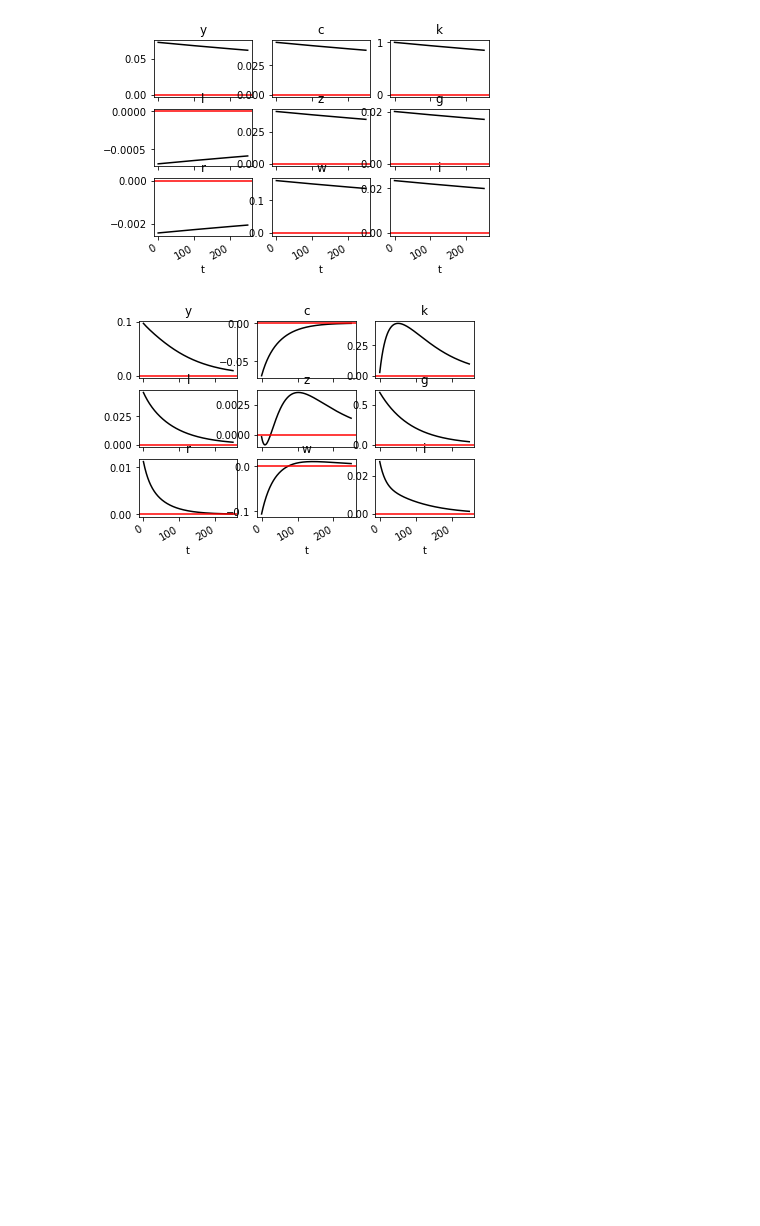
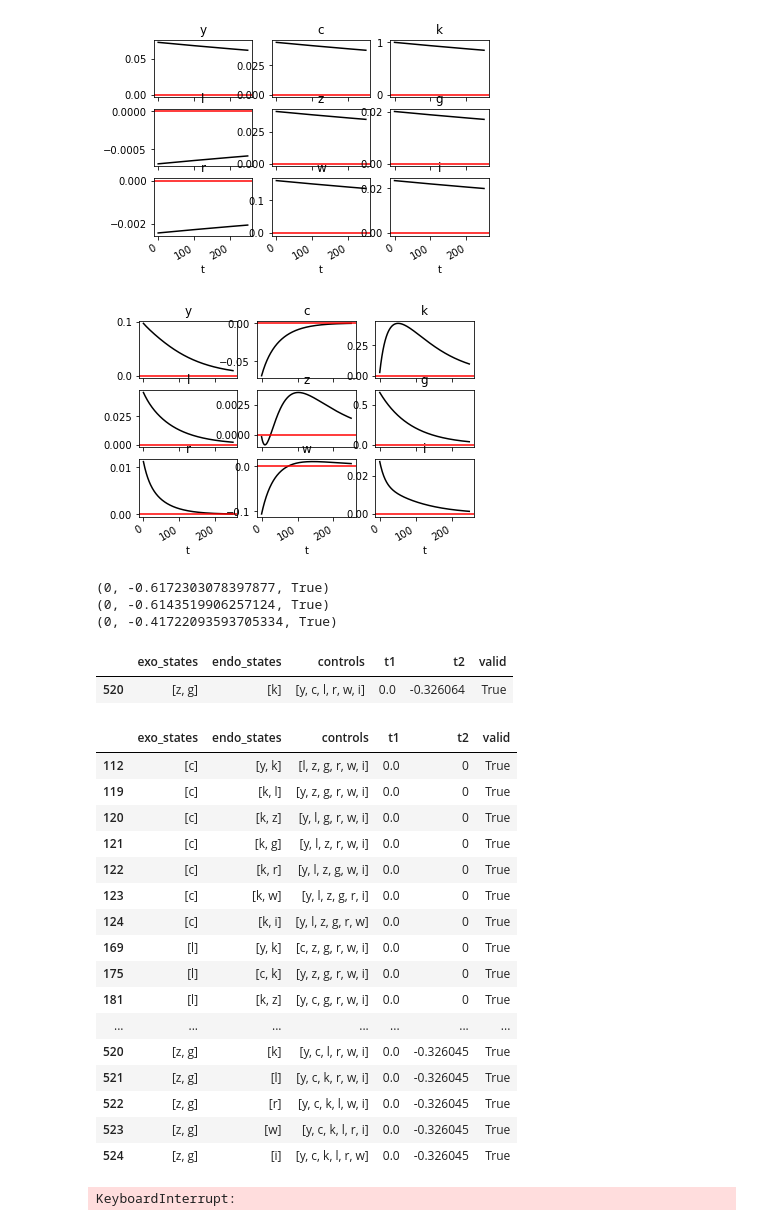
Before and after one commit to e-hall-hoffarth/causal_dsge, a Jupyter notebook: python/experiments.ipynb, the cells around one changed output. Saved outputs shown, nothing was run; the diff lists cells and outputs as text; code cells hidden in the pictures; blank space fills up the shorter version.

```diff
--- a/python/experiments.ipynb
+++ b/python/experiments.ipynb
@@ -693,0 +865,14 @@ plt.show()
+# %%
+data = pd.read_csv('../data/real_data.csv')
+data.set_index('DATE', inplace=True)
+# %%
+model = roles(['z', 'g'], ['k'], ['y', 'c', 'l', 'r', 'w', 'i'], data.columns.values)
+# %%
+sample = data.sample(1000, replace=False)
+print(test(model, sample, method='srivastava'))
+print(test(model, sample, method='schott'))
+print(test(model, sample, method='custom'))
+# %% [output]
+(0, -0.6172303078397877, True)
+(0, -0.6143519906257124, True)
+(0, -0.41722093593705334, True)
@@ -693,0 +902,66 @@ plt.show()
+# %%
+results = pd.DataFrame(columns = ['exo_states', 'endo_states', 'controls', 't1', 't2', 'valid' ])
+models = potential_states(3)
+for model in models:
+    t1, t2, valid = test(model, data, method='srivastava', tol=1e-5)
+    results = results.append({'exo_states': model.exo_states,
+                              'endo_states': model.endo_states,
+                              'controls': model.controls,
+                              't1': t1,
+                              't2': t2,
+                              'valid': valid},
+                             ignore_index=True)
+results[results['valid']]
+# %% [output]
+|  | exo_states | endo_states | controls | t1 | t2 | valid |
+| 520 | [z, g] | [k] | [y, c, l, r, w, i] | 0.0 | -0.326064 | True |
+# %%
+results = pd.DataFrame(columns = ['exo_states', 'endo_states', 'controls', 't1', 't2', 'valid' ])
+models = potential_states(3)
+for model in models:
+    t1, t2, valid = test(model, data, method='schott', tol=1e-5)
+    results = results.append({'exo_states': model.exo_states,
+                              'endo_states': model.endo_states,
+                              'controls': model.controls,
+                              't1': t1,
+                              't2': t2,
+                              'valid': valid},
+                             ignore_index=True)
+results[results['valid']]
+# %% [output]
+|  | exo_states | endo_states | controls | t1 | t2 | valid |
+| 112 | [c] | [y, k] | [l, z, g, r, w, i] | 0.0 | 0 | True |
+| 119 | [c] | [k, l] | [y, z, g, r, w, i] | 0.0 | 0 | True |
+| 120 | [c] | [k, z] | [y, l, g, r, w, i] | 0.0 | 0 | True |
+| 121 | [c] | [k, g] | [y, l, z, r, w, i] | 0.0 | 0 | True |
+| 122 | [c] | [k, r] | [y, l, z, g, w, i] | 0.0 | 0 | True |
+| 123 | [c] | [k, w] | [y, l, z, g, r, i] | 0.0 | 0 | True |
+| 124 | [c] | [k, i] | [y, l, z, g, r, w] | 0.0 | 0 | True |
+| 169 | [l] | [y, k] | [c, z, g, r, w, i] | 0.0 | 0 | True |
+| 175 | [l] | [c, k] | [y, z, g, r, w, i] | 0.0 | 0 | True |
+| 181 | [l] | [k, z] | [y, c, g, r, w, i] | 0.0 | 0 | True |
+| ... | ... | ... | ... | ... | ... | ... |
+| 520 | [z, g] | [k] | [y, c, l, r, w, i] | 0.0 | -0.326045 | True |
+| 521 | [z, g] | [l] | [y, c, k, r, w, i] | 0.0 | -0.326045 | True |
+| 522 | [z, g] | [r] | [y, c, k, l, w, i] | 0.0 | -0.326045 | True |
+| 523 | [z, g] | [w] | [y, c, k, l, r, i] | 0.0 | -0.326045 | True |
+| 524 | [z, g] | [i] | [y, c, k, l, r, w] | 0.0 | -0.326045 | True |
+# %%
+results = pd.DataFrame(columns = ['exo_states', 'endo_states', 'controls', 't1', 't2', 'valid' ])
+nstates = 0
+while results.shape[0] == 0:
+    models = potential_states(nstates)
+    for model in models:
+        t1, t2, valid = test(model, data, method='custom', tol=1e-8)
+        if valid:
+            results = results.append({'exo_states': model.exo_states,
+                                      'endo_states': model.endo_states,
+                                      'controls': model.controls,
+                                      't1': t1,
+                                      't2': t2,
+                                      'valid': valid},
+                                     ignore_index=True)
+        nstates += 1
+results[results['valid']]
+# %% [output]
+KeyboardInterrupt:
```
Also changed, not shown: parts of 12 cells of this notebook.
